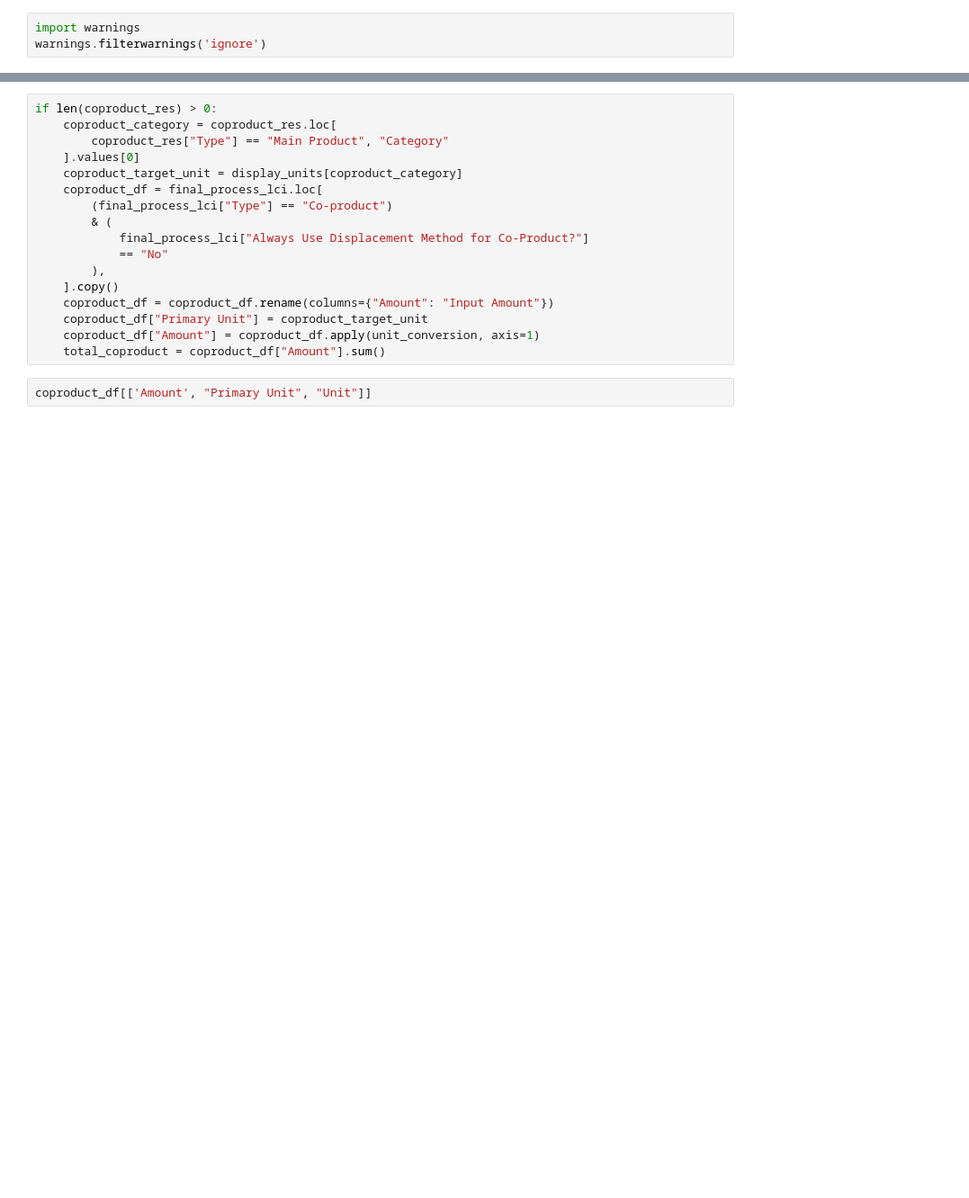
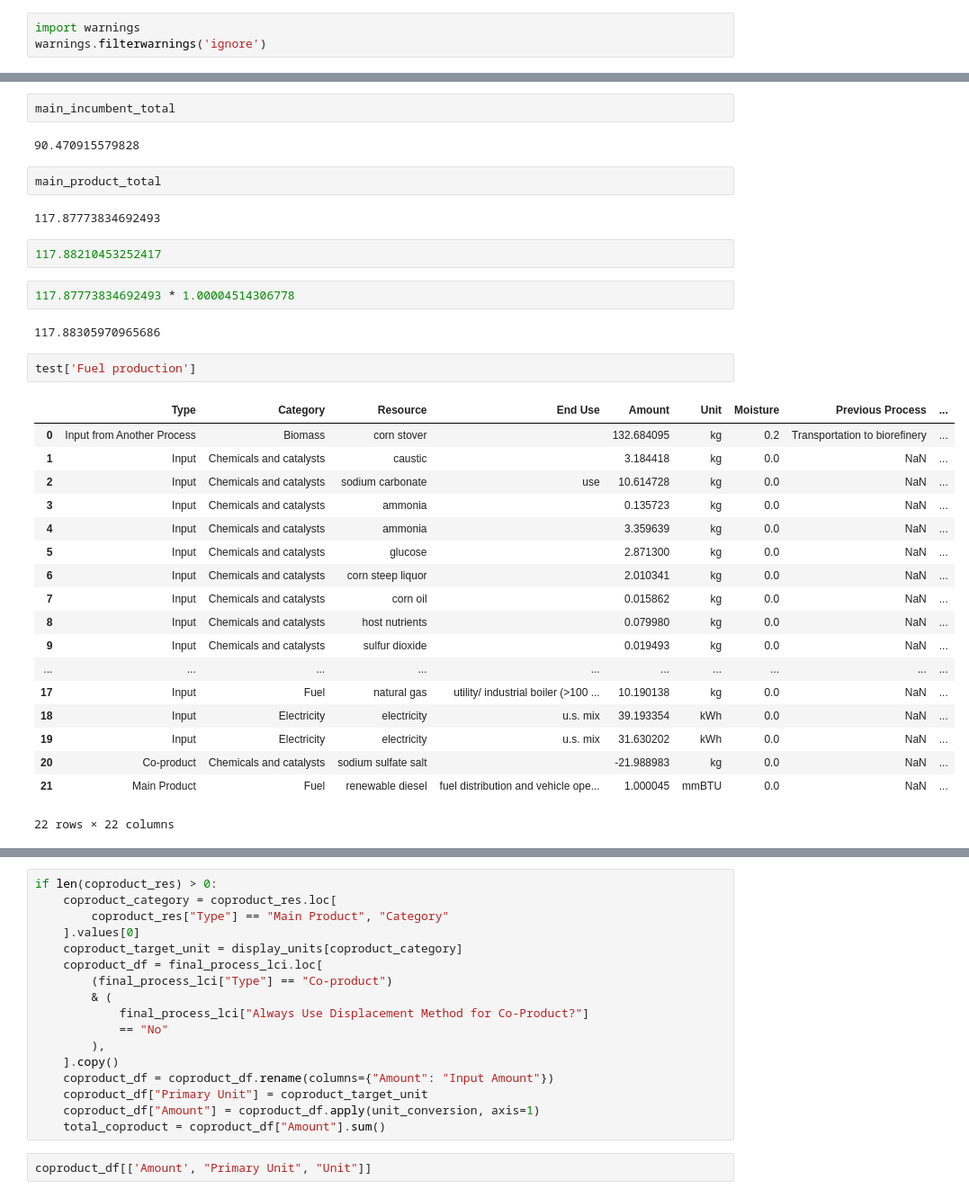
Before and after one commit to olw0905/Interactive-SCSA_Dash, a Jupyter notebook: Untitled.ipynb, the cells around one changed output, grey strips where cells are left out. Shown at 90% size. Saved outputs shown, nothing was run; the diff lists cells and outputs as text; blank space fills up the shorter version.

```diff
--- a/Untitled.ipynb
+++ b/Untitled.ipynb
@@ -72,0 +34,35 @@ coproduct_contribution = (
+# %%
+main_incumbent_total
+# %% [output]
+90.470915579828
+# %%
+main_product_total
+# %% [output]
+117.87773834692493
+# %%
+117.88210453252417
+# %%
+117.87773834692493 * 1.00004514306778
+# %% [output]
+117.88305970965686
+# %%
+test['Fuel production']
+# %% [output]
+|  | Type | Category | Resource | End Use | Amount | Unit | Moisture | Previous Process | ... |
+| 0 | Input from Another Process | Biomass | corn stover |  | 132.684095 | kg | 0.2 | Transportation to biorefinery | ... |
+| 1 | Input | Chemicals and catalysts | caustic |  | 3.184418 | kg | 0.0 | NaN | ... |
+| 2 | Input | Chemicals and catalysts | sodium carbonate | use | 10.614728 | kg | 0.0 | NaN | ... |
+| 3 | Input | Chemicals and catalysts | ammonia |  | 0.135723 | kg | 0.0 | NaN | ... |
+| 4 | Input | Chemicals and catalysts | ammonia |  | 3.359639 | kg | 0.0 | NaN | ... |
+| 5 | Input | Chemicals and catalysts | glucose |  | 2.871300 | kg | 0.0 | NaN | ... |
+| 6 | Input | Chemicals and catalysts | corn steep liquor |  | 2.010341 | kg | 0.0 | NaN | ... |
+| 7 | Input | Chemicals and catalysts | corn oil |  | 0.015862 | kg | 0.0 | NaN | ... |
+| 8 | Input | Chemicals and catalysts | host nutrients |  | 0.079980 | kg | 0.0 | NaN | ... |
+| 9 | Input | Chemicals and catalysts | sulfur dioxide |  | 0.019493 | kg | 0.0 | NaN | ... |
+| ... | ... | ... | ... | ... | ... | ... | ... | ... | ... |
+| 17 | Input | Fuel | natural gas | utility/ industrial boiler (>100 ... | 10.190138 | kg | 0.0 | NaN | ... |
+| 18 | Input | Electricity | electricity | u.s. mix | 39.193354 | kWh | 0.0 | NaN | ... |
+| 19 | Input | Electricity | electricity | u.s. mix | 31.630202 | kWh | 0.0 | NaN | ... |
+| 20 | Co-product | Chemicals and catalysts | sodium sulfate salt |  | -21.988983 | kg | 0.0 | NaN | ... |
+| 21 | Main Product | Fuel | renewable diesel | fuel distribution and vehicle ope... | 1.000045 | mmBTU | 0.0 | NaN | ... |
+22 rows × 22 columns
```
Also changed, not shown: parts of 14 cells of this notebook, 3 other files.
